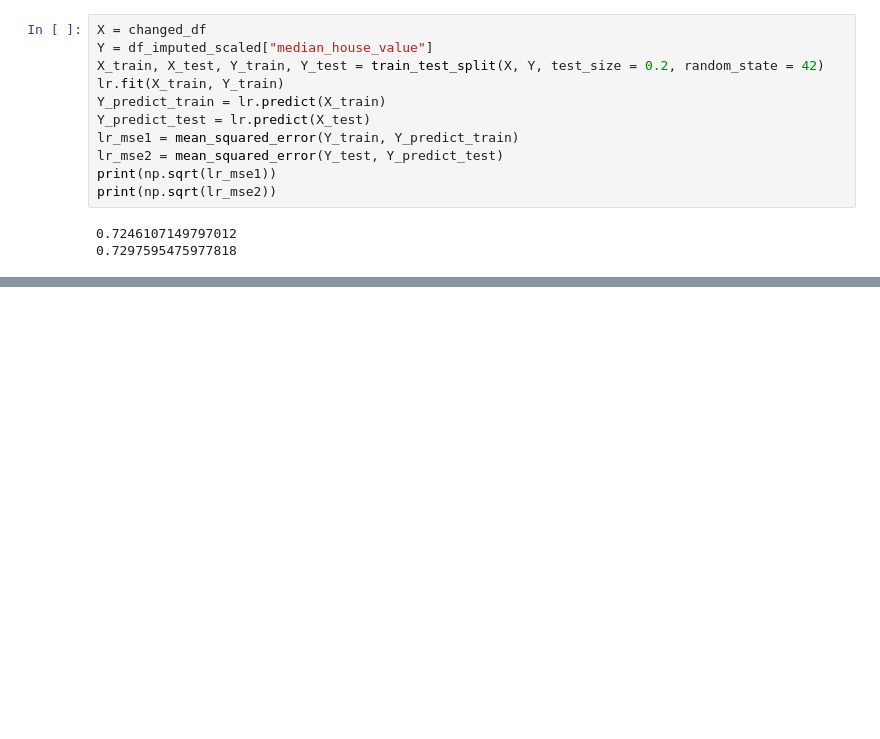
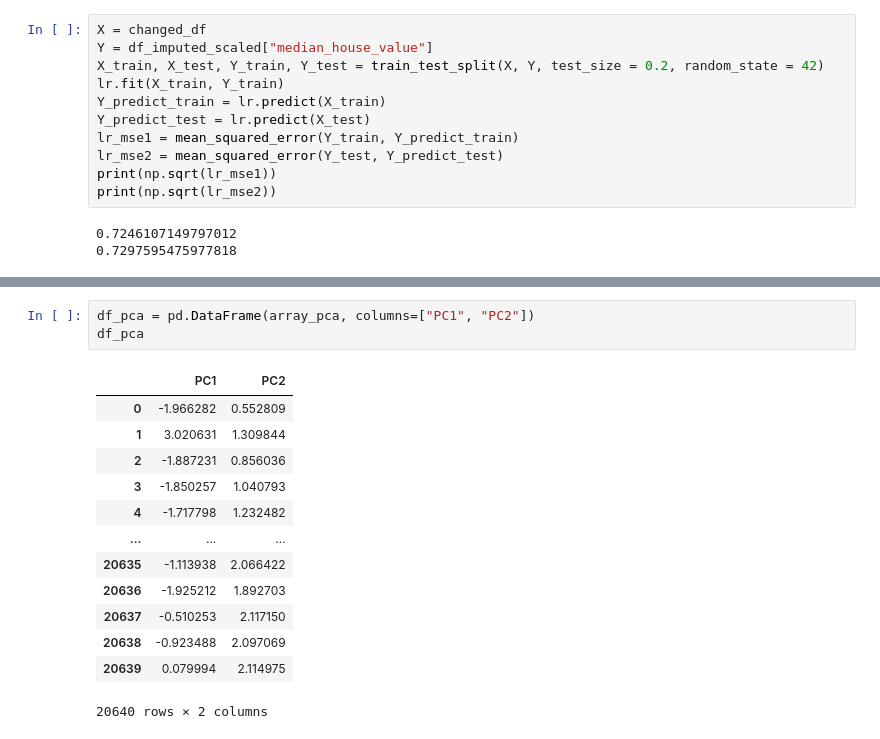
Before and after one commit to SBerkeB/ml_project1, a Jupyter notebook: IterativeImputer.ipynb, the cells around one changed output, grey strips where cells are left out. Cells and saved outputs as stored; diff of their text form; blank space fills up the shorter version.

```diff
--- a/IterativeImputer.ipynb
+++ b/IterativeImputer.ipynb
@@ -331,0 +362,17 @@ print(np.sqrt(lr_mse2))
+# %%
+df_pca = pd.DataFrame(array_pca, columns=["PC1", "PC2"])
+df_pca
+# %% [output]
+|  | PC1 | PC2 |
+| 0 | -1.966282 | 0.552809 |
+| 1 | 3.020631 | 1.309844 |
+| 2 | -1.887231 | 0.856036 |
+| 3 | -1.850257 | 1.040793 |
+| 4 | -1.717798 | 1.232482 |
+| ... | ... | ... |
+| 20635 | -1.113938 | 2.066422 |
+| 20636 | -1.925212 | 1.892703 |
+| 20637 | -0.510253 | 2.117150 |
+| 20638 | -0.923488 | 2.097069 |
+| 20639 | 0.079994 | 2.114975 |
+20640 rows × 2 columns
```
Also changed, not shown: parts of 7 cells of this notebook.
